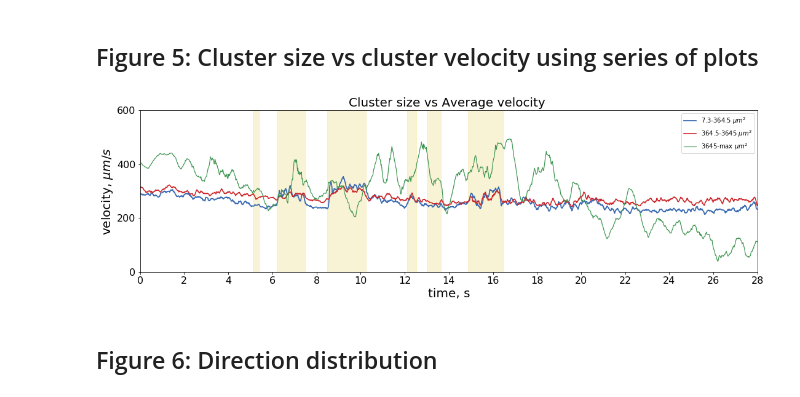
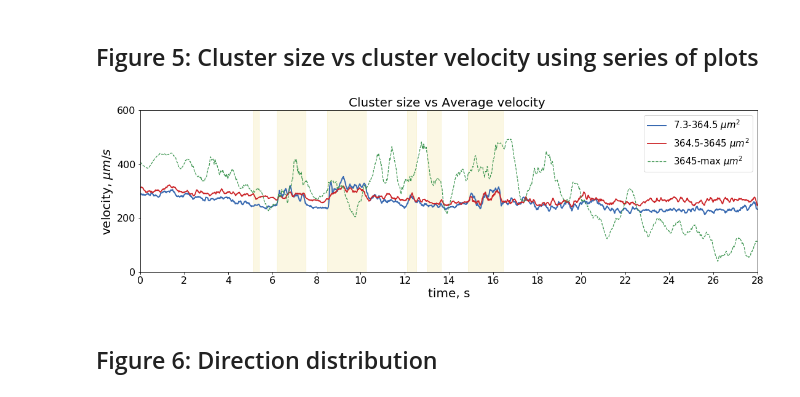
Before and after one commit to axruff/metalfilms, a Jupyter notebook: metalfilms.ipynb, the cells around one changed output. Saved outputs shown, nothing was run; the diff lists cells and outputs as text; code cells hidden in the pictures.

```diff
--- a/metalfilms.ipynb
+++ b/metalfilms.ipynb
@@ -14,7 +14,8 @@ path = 'z:\\tomo\\ershov\\metal_flow\\'
 inputPath   = path + 'X_AlSi9Mg0.6_20SiC(60)_1500ppmO2_QF\\proc\\'
 compPath    = path + 'X_AlSi9Mg0.6_20SiC(60)_1500ppmO2_QF\\flow_comp2\\'
 outputPath  = path + 'X_AlSi9Mg0.6_20SiC(60)_1500ppmO2_QF\\'
-resultsPath = path + 'X_AlSi9Mg0.6_20SiC(60)_1500ppmO2_QF\\'
+#resultsPath = path + 'X_AlSi9Mg0.6_20SiC(60)_1500ppmO2_QF\\'
+resultsPath = ''
 
 dataset = "exp_60"
 
@@ -35,6 +36,7 @@ green = (62/ 255.0, 150/ 255.0, 81/ 255.0 )
 grey = (128/ 255.0, 133/ 255.0, 133/ 255.0 )
 gold = (237/ 255.0, 218/ 255.0, 116/ 255.0 )
 darkgrey = (0.663, 0.663, 0.663)
+verydarkgrey = (0.05, 0.05, 0.05)
 
 line_width = 2.0
 
@@ -53,3 +55,5 @@ ticks_font_size = 16
 
 plt.rc('xtick', labelsize=ticks_font_size)
 plt.rc('ytick', labelsize=ticks_font_size)
+
+print('Velocity factor:', vel_factor)
@@ -349,3 +355,17 @@ Particles bins: [   1   20   50  100  500 1000 2000 4000 5000]
 Finished
 # %% [markdown]
 # Make Figures
+# %%
+data = np.loadtxt(resultsPath + dataset+"_results.txt", skiprows = 1)
+
+smooth_mask = 6
+
+x = np.arange(0, len(data))
+
+indexNumClusters = 1
+indexArea = 2
+indexMean = 3
+indexStd = 4
+indexMax = 5
+indexX = 6
+indexY = 7
@@ -496,7 +617,7 @@ Std velocity: 23.41668684023995
 # %%
 smooth_mask = 6
 
-alpha_value = 0.3
+alpha_value = 0.2
 
 fig, ((ax0)) = plt.subplots(1, 1)
 
@@ -530,46 +651,50 @@ r7 = smooth(np.array(data[6]), smooth_mask, 'flat')*vel_factor
 
 #print cm.jet()
 
-ax0.plot((r1+r2) / 2.0, color=blue, linewidth=1.8, label='7.3-364.5 $\mu m^2$')
 
-ax0.plot((r3+r4) / 2.0, color=red, linewidth=1.6, label='364.5-3645 $\mu m^2$')
+
+ax0.plot((r1+r2) / 2.0, color=blue, linewidth=2.0, label='7.3-364.5 $\mu m^2$')
+
+
+
+ax0.plot((r3+r4) / 2.0, color=red, linewidth=1.8, linestyle='-', label='364.5-3645 $\mu m^2$')
 #ax0.plot(r4, color=cm.jet(255/8*4), linewidth=1.0, label='100-500')
 #ax0.plot(r5, color=cm.jet(255/8*5), linewidth=1.2, label='500-2000')
 #ax0.plot(r6, color=cm.jet(255/8*6), linewidth=1.4, label='<4000')
 # ax0.plot(r7, color=cm.jet(255/8*7), linewidth=1.5, label='1-max')
 
-ax0.plot((r5+r6+r7) / 3.0, color=green, linewidth=1.2, label='3645-max $\mu m^2$')
+ax0.plot((r5+r6+r7) / 3.0, color=green, linewidth=1.2, linestyle='--', label='3645-max $\mu m^2$')
 
 ax0.set_title('Cluster size vs Average velocity ', size=title_font_size)
 #ax0.set_ylim(1.0, 3.0)
 #ax0.set_xticks(range(0,1401,50))
 #ax0.set_yticks(np.arange(1.0,3.1,0.2))
 
 x_lables = ['{:.0f}'.format(x) for x in np.arange(0, 1401, 100) *0.02]
 ax0.set_xlim(0, 1400)
 ax0.set_xticks(np.arange(0,1401,100))
 ax0.set_xticklabels(x_lables)
 ax0.set_xlabel('time, s', size=label_font_size)
 
 y_lables = ['{:.0f}'.format(x) for x in np.arange(0, 4, 1) *200]
 #ax0.set_ylim(0, 900)
 ax0.set_yticks(np.arange(0, 4, 1)*200)
 ax0.set_yticklabels(y_lables)
 ax0.set_ylabel('velocity, $\mu m / s$', size=label_font_size)
 
 ax0.axvspan(256, 269, facecolor=gold, edgecolor=gold, alpha=alpha_value)
 ax0.axvspan(310, 375, facecolor=gold, edgecolor=gold, alpha=alpha_value)
 ax0.axvspan(425, 512, facecolor=gold, edgecolor=gold, alpha=alpha_value)
 ax0.axvspan(605, 627, facecolor=gold, edgecolor=gold, alpha=alpha_value)
 ax0.axvspan(650, 682, facecolor=gold, edgecolor=gold, alpha=alpha_value)
 ax0.axvspan(743, 823, facecolor=gold, edgecolor=gold, alpha=alpha_value)
 
-ax0.legend(loc='upper right', shadow=False, fontsize = 'medium')
+ax0.legend(loc='upper right', shadow=False, fontsize = 15)
 
 
 plt.savefig(resultsPath + 'fig5_cluster_size_velocity.png')
 # %% [output]
-[figure, old version]
+[figure, new version]
 # %% [markdown]
 ## Figure 6: Direction distribution
 # %%
```
Also changed, not shown: parts of 6 cells of this notebook, 1 other file.
